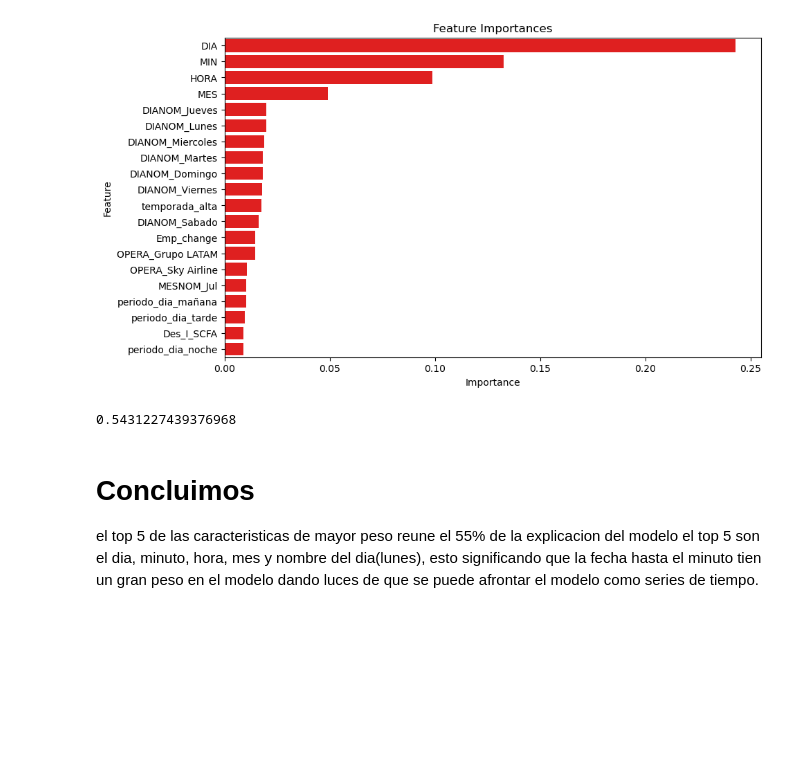
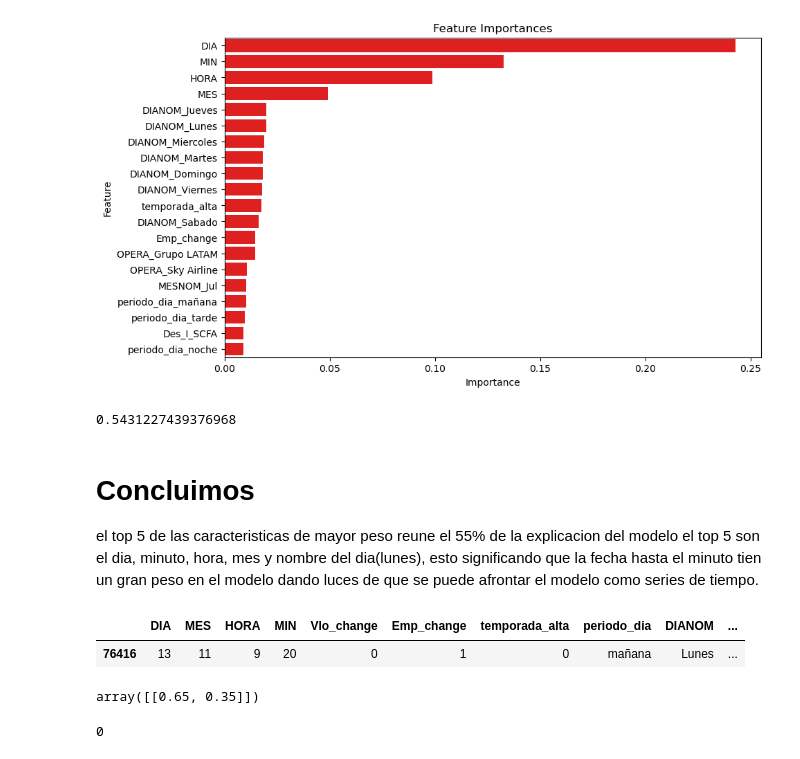
Before and after one commit to frandak2/latam_airlines, a Jupyter notebook: notebooks/4_5_Model_Training.ipynb, the cells around one changed output. Cells and saved outputs as stored; diff of their text form; code cells hidden in the pictures; blank space fills up the shorter version.

```diff
--- a/notebooks/4_5_Model_Training.ipynb
+++ b/notebooks/4_5_Model_Training.ipynb
@@ -742,0 +750,8 @@ el top 5 de las caracteristicas de mayor peso reune el 55% de la explicacion del
+# %%
+data_train_balanced = pd.read_csv(path.data_processed_dir('data_train_balanced.csv'))
+# Dividir los datos en variables de entrada y salida
+X = data_train_balanced.drop('atraso_15', axis=1)
+y = data_train_balanced['atraso_15']
+
+# Dividir los datos en conjuntos de entrenamiento y prueba
+X_train, X_test, y_train, y_test = train_test_split(X, y, test_size=0.3, random_state=42)
@@ -742,0 +766,13 @@ el top 5 de las caracteristicas de mayor peso reune el 55% de la explicacion del
+# %%
+X_test.iloc[[0]]
+# %% [output]
+|  | DIA | MES | HORA | MIN | Vlo_change | Emp_change | temporada_alta | periodo_dia | DIANOM | ... |
+| 76416 | 13 | 11 | 9 | 20 | 0 | 1 | 0 | mañana | Lunes | ... |
+# %%
+pipe.predict_proba(X_test.iloc[[1]])
+# %% [output]
+array([[0.65, 0.35]])
+# %%
+y_test.iloc[[1]].values[0]
+# %% [output]
+0
```
Also changed, not shown: parts of 7 cells of this notebook, 3 other files.
